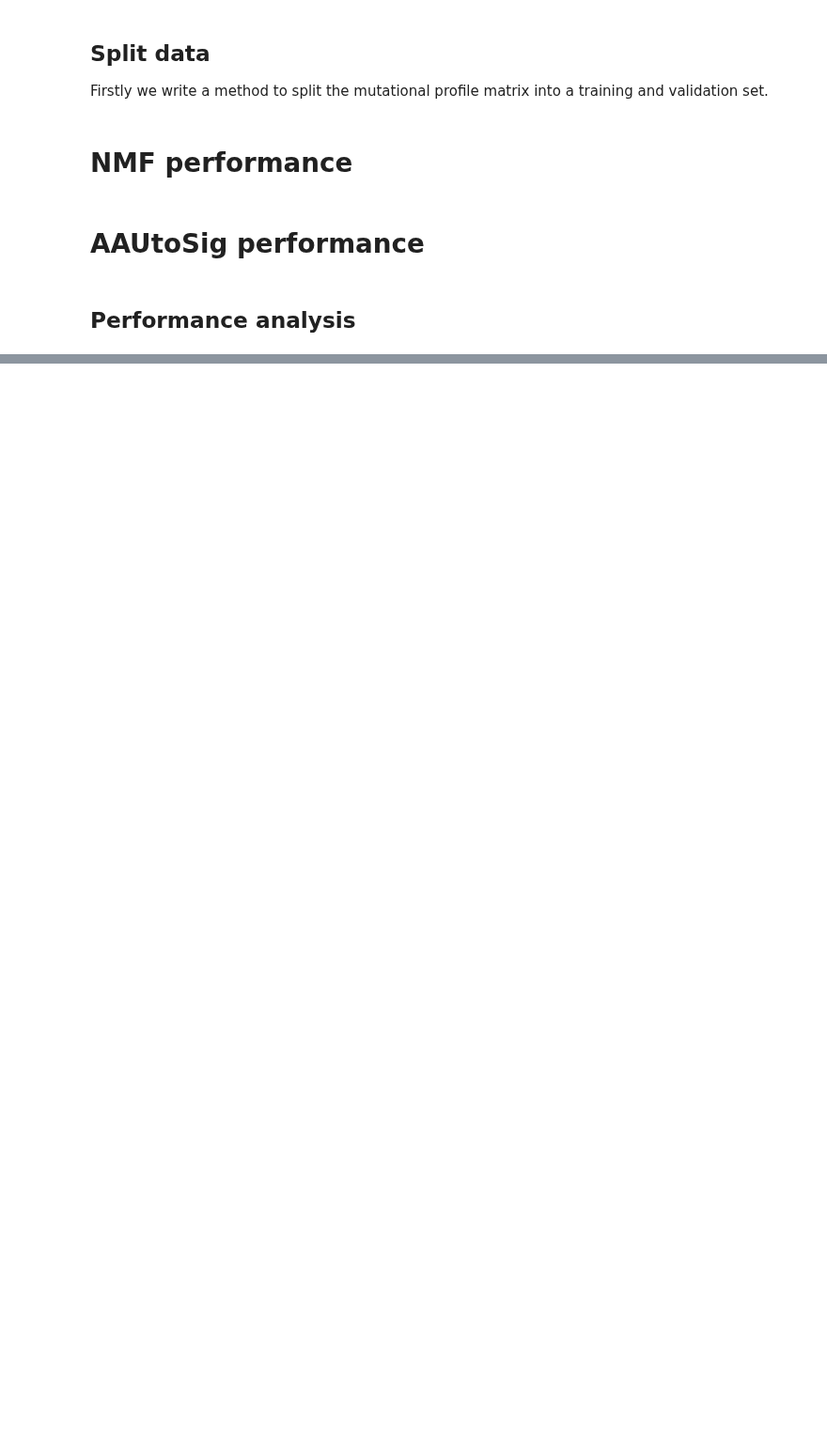
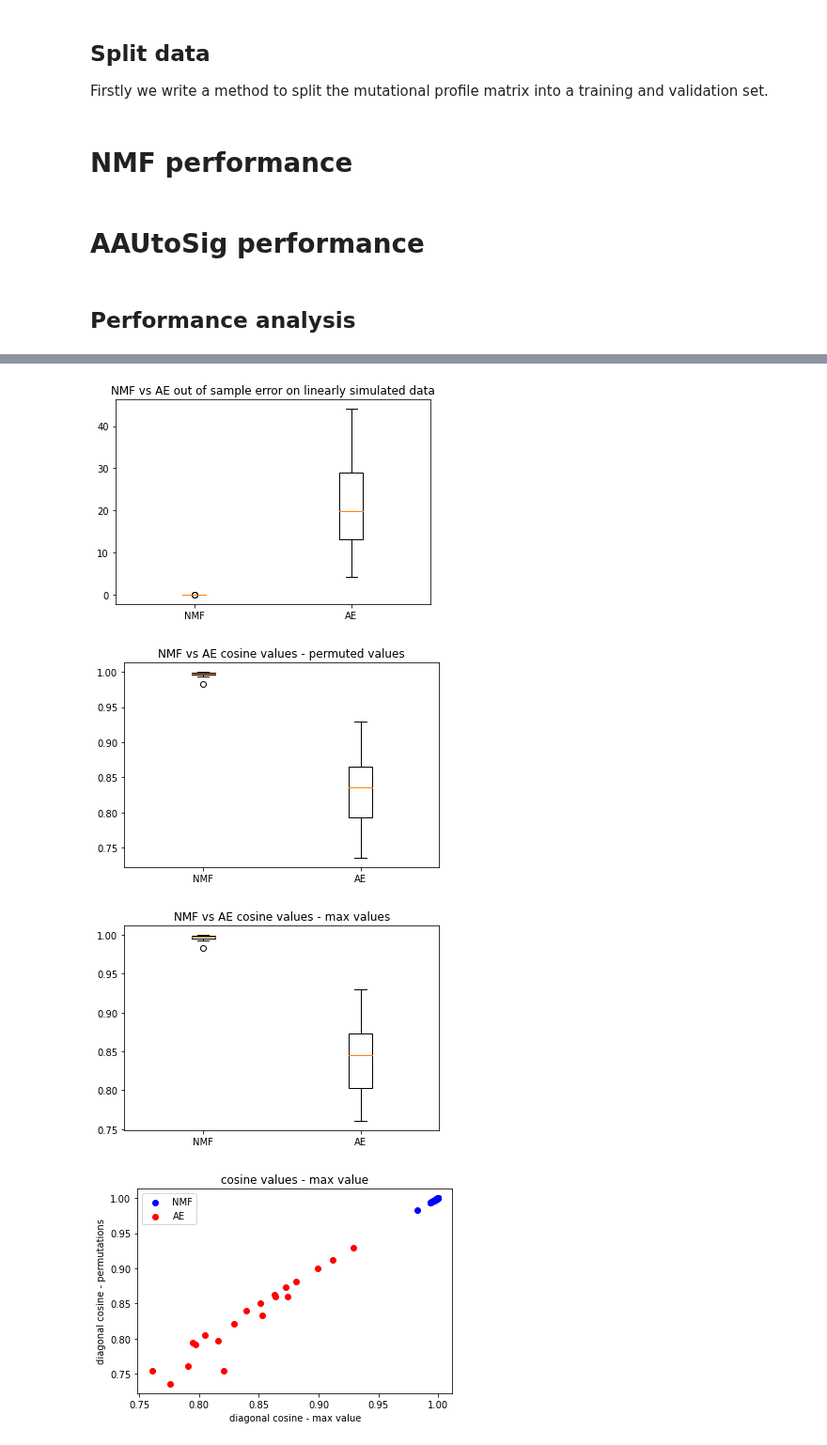
Before and after one commit to CLINDA-AAU/AAUtoSig, a Jupyter notebook: out_error_non_linear.ipynb, the cells around one changed output, grey strips where cells are left out. Shown at 94% size. Saved outputs shown, nothing was run; the diff lists cells and outputs as text; code cells hidden in the pictures; blank space fills up the shorter version.

Commit message:
replace cosine_perm by cosine_max

```diff
--- a/out_error_non_linear.ipynb
+++ b/out_error_non_linear.ipynb
@@ -23,18 +23,21 @@ def split_data(data, frac_1):
 # %% [markdown]
 # NMF performance
 # %%
-def out_errorNMF(train_df, validation_df, nsigs ,true_sigs):
+def out_errorNMF(train_df, validation_df, nsigs ,true_sigs, max = False):
   model = NMF(n_components=nsigs, init='random', max_iter = 500)
   exposures = model.fit_transform(train_df)
   signatures = model.components_
-  cos_NMF = cosine_perm(true_sigs.to_numpy().T, signatures)[0]
-  cos_mean = np.mean(cos_NMF.diagonal())
-
 
   ref_exposures = model.transform(X = validation_df)
   rec = np.dot(ref_exposures, signatures)
   MSE = np.mean(((validation_df - rec)**2).to_numpy())
 
-  return([cos_mean, MSE])
+  if max == True:
+    cos_max = cosine_max(signatures, true_sigs.to_numpy().T)
+    return cos_max, MSE
+  else:
+    cos_NMF = cosine_perm(true_sigs.to_numpy().T, signatures)[0]
+    cos_mean = np.mean(cos_NMF.diagonal())
+    return cos_mean, MSE
 # %% [markdown]
 # AAUtoSig performance
@@ -138,0 +90,37 @@ plt.show()
+# %%
+def performance_analysis(npatients, nsigs):
+  mut_matrix_l, signatures_l, _ = simulate_counts(nsigs, npatients)
+  train_data_l, validation_data_l = split_data(mut_matrix_l.T, 0.8)
+  cosineNMF_max, outNMF = out_errorNMF(train_data_l, validation_data_l, nsigs, signatures_l, max = True)
+  cosineAE_max, outAE = out_error_AAUtoSig(train_data_l, validation_data_l, nsigs, signatures_l, max = True)
+  return [cosineNMF_max, outNMF, cosineAE_max, outAE]
+asd = [performance_analysis(2000, 12) for _ in range(2)]
+result = pd.DataFrame(asd)
+result.columns = ["cosineNMF_max", "outNMF", "cosineAE_max", "outAE"]
+# %%
+plt.boxplot(result[['outNMF', 'outAE']], labels = ["NMF", "AE"])
+plt.title('NMF vs AE out of sample error on linearly simulated data')
+plt.show()
+
+plt.boxplot(result[['cosineNMF_perm', 'cosineAE_perm']] ,labels = ["NMF", "AE"])
+plt.title('NMF vs AE cosine values - permuted values')
+plt.show()
+
+plt.boxplot(result[['cosineNMF_max', 'cosineAE_max']] ,labels = ["NMF", "AE"])
+plt.title('NMF vs AE cosine values - max values')
+plt.show()
+
+
+plt.scatter(y = result['cosineNMF_perm'], x = result['cosineNMF_max'], c = 'blue', label = 'NMF')
+plt.scatter(y = result['cosineAE_perm'], x = result['cosineAE_max'], c = 'red', label = 'AE')
+plt.xlabel('diagonal cosine - max value')
+plt.ylabel('diagonal cosine - permutations')
+plt.title('cosine values - max value')
+plt.legend()
+plt.show()
+#plt.savefig('linear.png', transparent=True)
+# %% [output]
+[figure, added]
+[figure, added]
+[figure, added]
+[figure, added]
```
Also changed, not shown: parts of 5 cells of this notebook, 1 other file.
